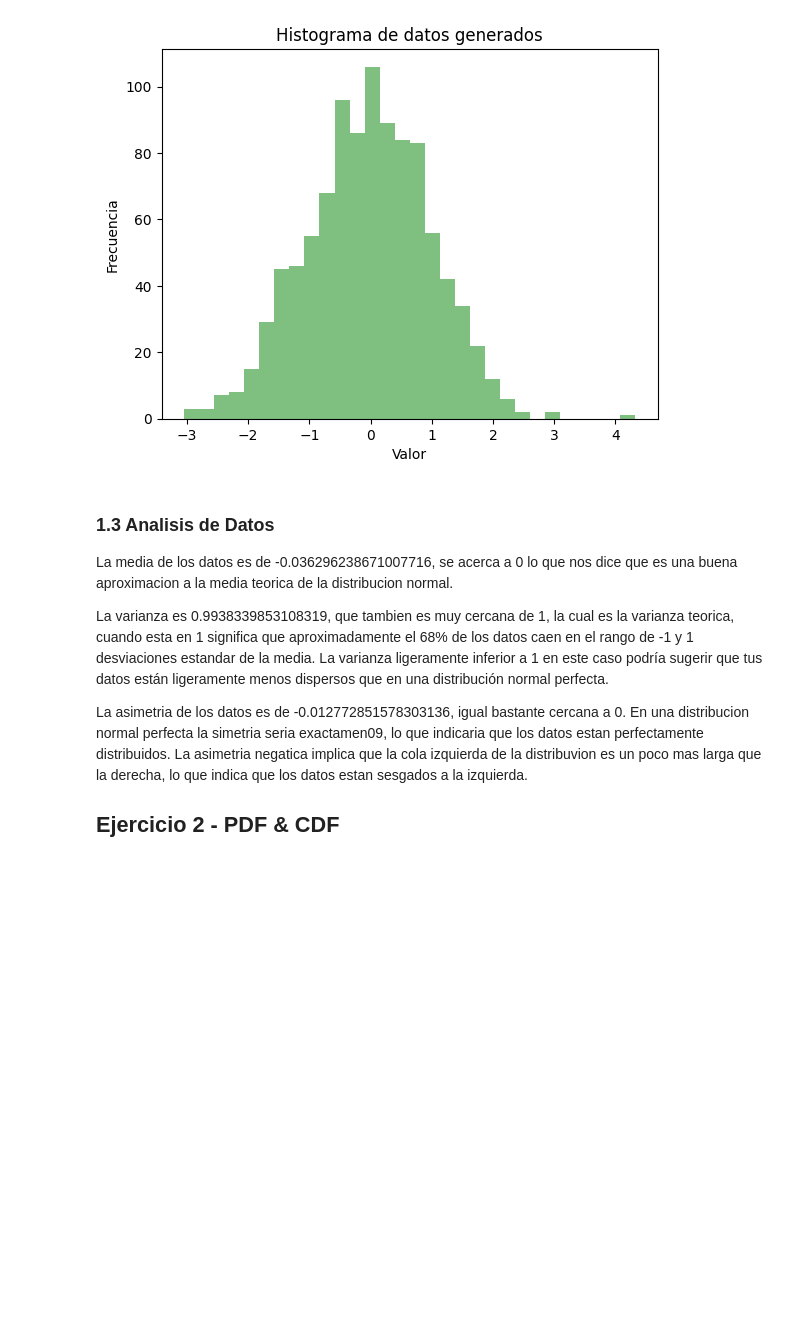
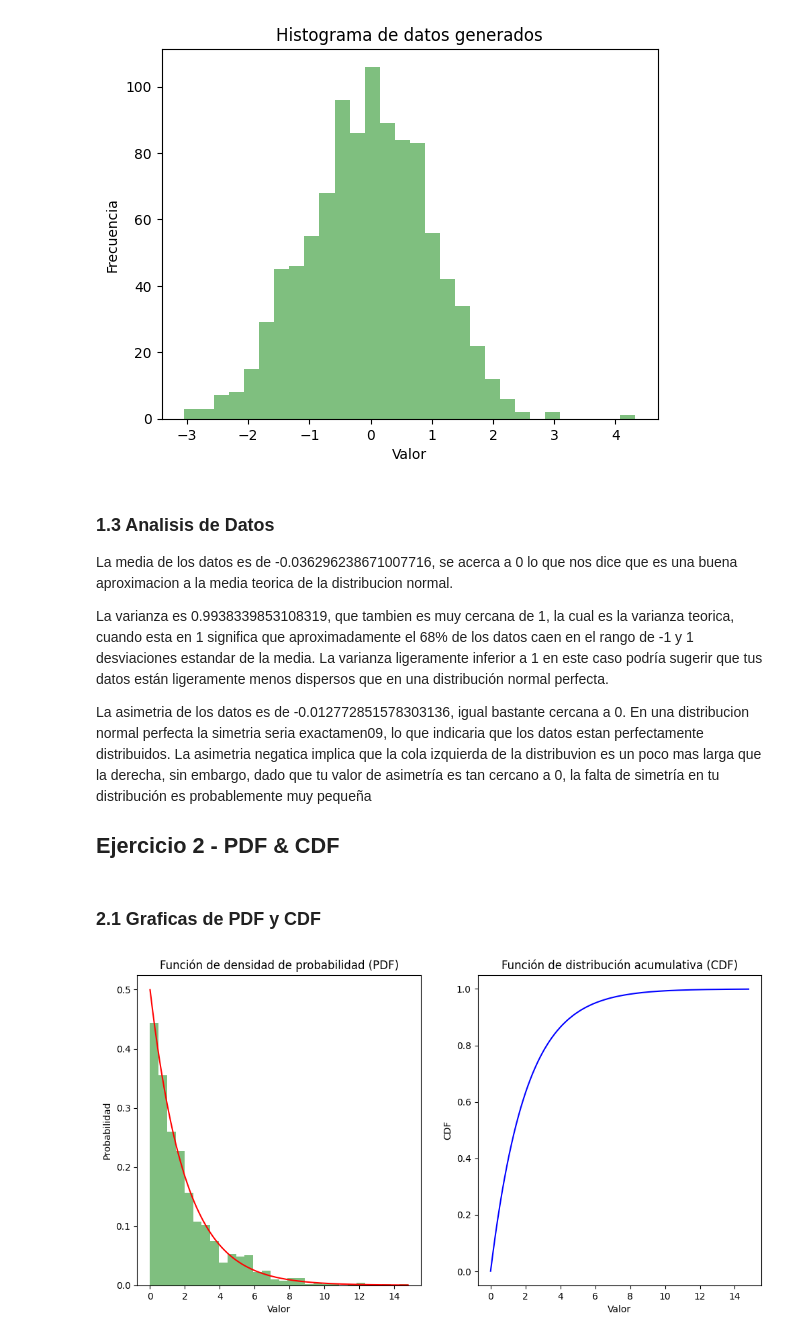
Before and after one commit to Jack200133/LAB1-MoDSiM, a Jupyter notebook: lab1.ipynb, the cells around one changed output. Saved outputs shown, nothing was run; the diff lists cells and outputs as text; code cells hidden in the pictures; blank space fills up the shorter version.

```diff
--- a/lab1.ipynb
+++ b/lab1.ipynb
@@ -48,7 +48,37 @@ La media de los datos es de -0.036296238671007716, se acerca a 0 lo que nos dice
 
 La varianza es 0.9938339853108319, que tambien es muy cercana de 1, la cual es la varianza teorica, cuando esta en 1 significa que aproximadamente el 68% de los datos caen en el rango de -1 y 1 desviaciones estandar de la media. La varianza ligeramente inferior a 1 en este caso podría sugerir que tus datos están ligeramente menos dispersos que en una distribución normal perfecta.
 
-La asimetria de los datos es de -0.012772851578303136, igual bastante cercana a 0. En una distribucion normal perfecta la simetria seria exactamen09, lo que indicaria que los datos estan perfectamente distribuidos. La asimetria negatica implica que la cola izquierda de la distribuvion es un poco mas larga que la derecha, lo que indica que los datos estan sesgados a la izquierda.
+La asimetria de los datos es de -0.012772851578303136, igual bastante cercana a 0. En una distribucion normal perfecta la simetria seria exactamen09, lo que indicaria que los datos estan perfectamente distribuidos. La asimetria negatica implica que la cola izquierda de la distribuvion es un poco mas larga que la derecha, sin embargo, dado que tu valor de asimetría es tan cercano a 0, la falta de simetría en tu distribución es probablemente muy pequeña
 
 
 ## Ejercicio 2 - PDF & CDF
+# %%
+# Generar una muestra aleatoria de 1000 puntos de datos
+np.random.seed(200133)
+data = np.random.exponential(1 / 0.5, 1000)  # 1 / rate parameter
+# %% [markdown]
+### 2.1 Graficas de PDF y CDF
+# %%
+# Generar puntos para trazar PDF y CDF
+x = np.linspace(min(data), max(data), 1000)
+pdf = expon.pdf(x, scale=1/0.5)
+cdf = expon.cdf(x, scale=1/0.5)
+
+# Trazar PDF
+plt.figure(figsize=(12, 6))
+plt.subplot(1, 2, 1)
+plt.plot(x, pdf, 'r')
+plt.hist(data, bins=30, density=True, alpha=0.5, color='g')
+plt.title('Función de densidad de probabilidad (PDF)')
+plt.xlabel('Valor')
+plt.ylabel('Probabilidad')
+
+# Trazar CDF
+plt.subplot(1, 2, 2)
+plt.plot(x, cdf, 'b')
+plt.title('Función de distribución acumulativa (CDF)')
+plt.xlabel('Valor')
+plt.ylabel('CDF')
+plt.show()
+# %% [output]
+[figure, added]
```
Also changed, not shown: parts of 20 cells of this notebook.
